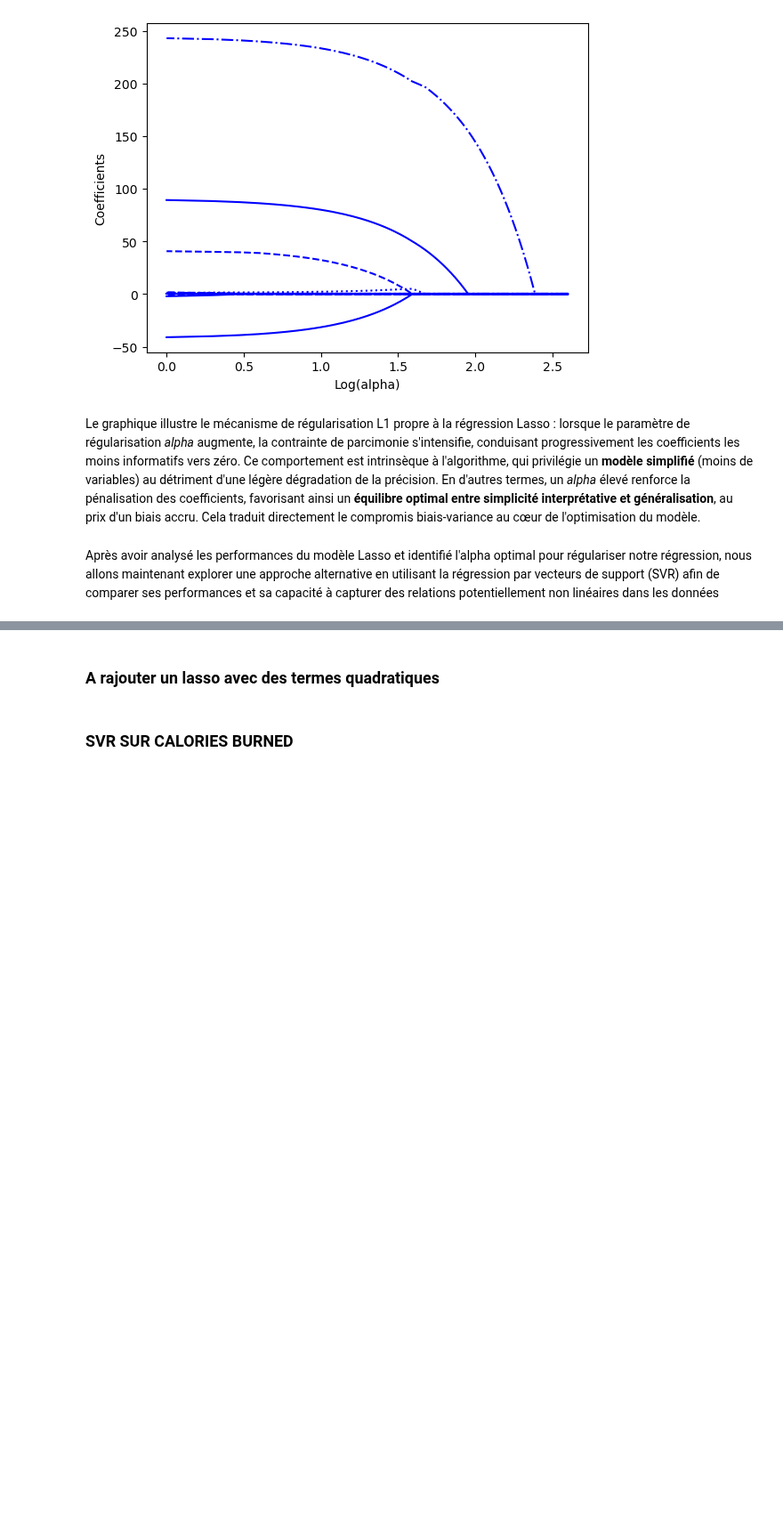
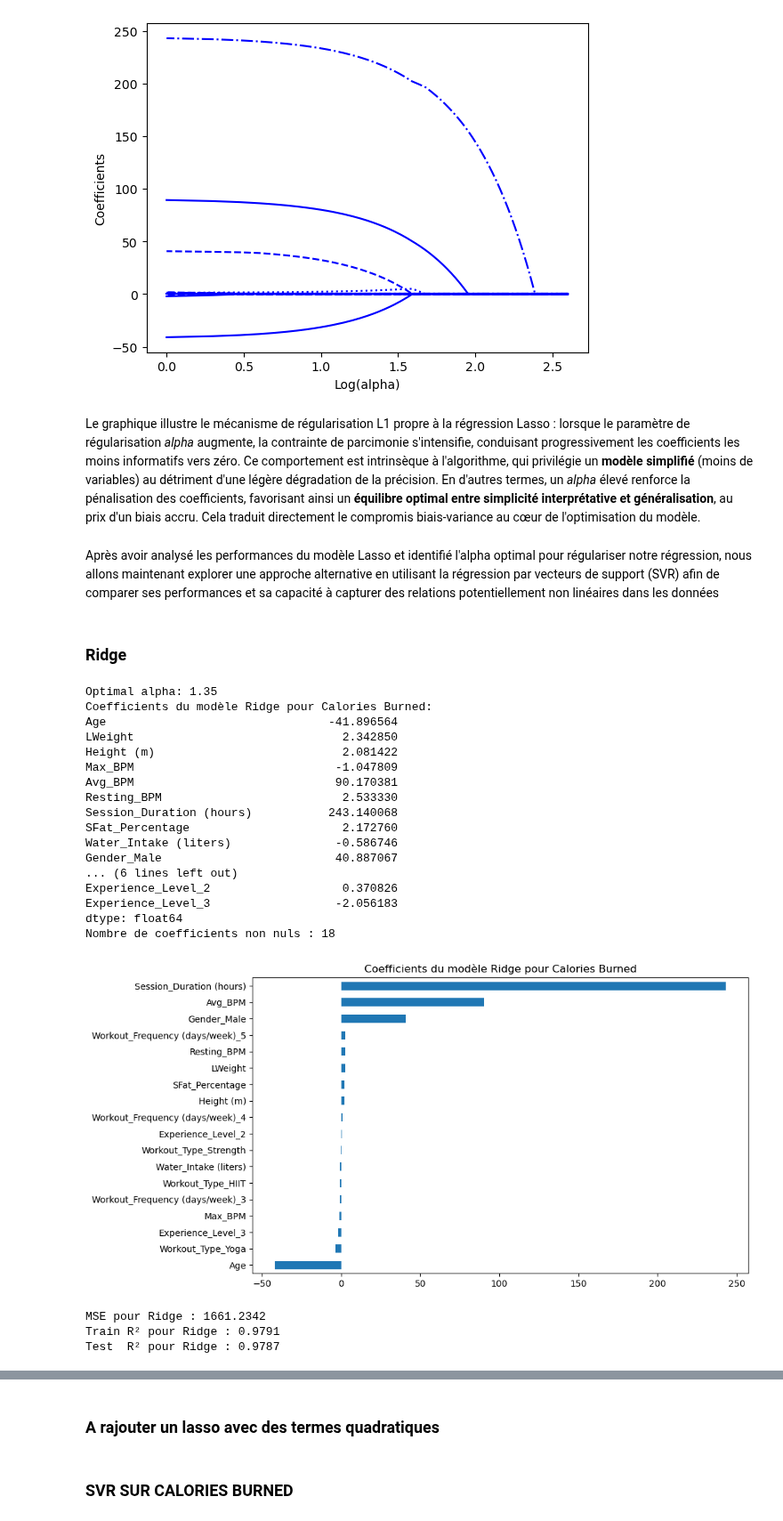
Before and after one commit to Dorianhgn/ProjetML4A, a Jupyter notebook: Calories_Burned/Sara/python.ipynb, the cells around one changed output, grey strips where cells are left out. Shown at 89% size. Cells and saved outputs as stored; diff of their text form; code cells hidden in the pictures; blank space fills up the shorter version.

```diff
--- a/Calories_Burned/Sara/python.ipynb
+++ b/Calories_Burned/Sara/python.ipynb
@@ -421,3 +419,65 @@ plt.show()
 Le graphique illustre le mécanisme de régularisation L1 propre à la régression Lasso : lorsque le paramètre de régularisation *alpha* augmente, la contrainte de parcimonie s'intensifie, conduisant progressivement les coefficients les moins informatifs vers zéro. Ce comportement est intrinsèque à l'algorithme, qui privilégie un **modèle simplifié** (moins de variables) au détriment d'une légère dégradation de la précision. En d'autres termes, un *alpha* élevé renforce la pénalisation des coefficients, favorisant ainsi un **équilibre optimal entre simplicité interprétative et généralisation**, au prix d'un biais accru. Cela traduit directement le compromis biais-variance au cœur de l'optimisation du modèle.
 # %% [markdown]
 Après avoir analysé les performances du modèle Lasso et identifié l'alpha optimal pour régulariser notre régression, nous allons maintenant explorer une approche alternative en utilisant la régression par vecteurs de support (SVR) afin de comparer ses performances et sa capacité à capturer des relations potentiellement non linéaires dans les données
+# %% [markdown]
+### Ridge
+# %%
+from sklearn.linear_model import RidgeCV
+from sklearn.metrics import mean_squared_error
+
+# 1) Instanciation sans n_jobs ni random_state
+ridgereg = RidgeCV(alphas=np.arange(1, 50) / 20., cv=5)
+
+# 2) Entraînement
+ridgereg.fit(X_train_calories_scaled, y_train_calories)
+
+# 3) Alpha optimal
+optimal_alpha = ridgereg.alpha_
+print(f"Optimal alpha: {optimal_alpha}")
+
+# 4) Coefficients
+coef_calories_ridge = pd.Series(ridgereg.coef_, index=X_train_calories.columns)
+print("Coefficients du modèle Ridge pour Calories Burned:")
+print(coef_calories_ridge)
+
+# 5) Comme Ridge ne met quasiment jamais un coefficient strictement à 0,
+#    le comptage « conservé / supprimé » n’est pas très significatif, mais :
+print(f"Nombre de coefficients non nuls : {sum(coef_calories_ridge != 0)}")
+
+# 6) Tracé
+coef_calories_ridge.sort_values().plot(kind='barh', figsize=(10, 6))
+plt.title('Coefficients du modèle Ridge pour Calories Burned')
+plt.show()
+
+# 7) Prédiction et MSE
+y_pred_ridge = ridgereg.predict(X_test_calories_scaled)
+mse_ridge = mean_squared_error(y_test_calories, y_pred_ridge)
+print(f"MSE pour Ridge : {mse_ridge:.4f}")
+
+# 8) R² (score) entraînement et test
+train_score_ridge = ridgereg.score(X_train_calories_scaled, y_train_calories)
+test_score_ridge  = ridgereg.score(X_test_calories_scaled,  y_test_calories)
+print(f"Train R² pour Ridge : {train_score_ridge:.4f}")
+print(f"Test  R² pour Ridge : {test_score_ridge:.4f}")
+# %% [output]
+Optimal alpha: 1.35
+Coefficients du modèle Ridge pour Calories Burned:
+Age                                -41.896564
+LWeight                              2.342850
+Height (m)                           2.081422
+Max_BPM                             -1.047809
+Avg_BPM                             90.170381
+Resting_BPM                          2.533330
+Session_Duration (hours)           243.140068
+SFat_Percentage                      2.172760
+Water_Intake (liters)               -0.586746
+Gender_Male                         40.887067
+... (6 lines left out)
+Experience_Level_2                   0.370826
+Experience_Level_3                  -2.056183
+dtype: float64
+Nombre de coefficients non nuls : 18
+[figure, added]
+MSE pour Ridge : 1661.2342
+Train R² pour Ridge : 0.9791
+Test  R² pour Ridge : 0.9787
```
Also changed, not shown: parts of 14 cells of this notebook.
